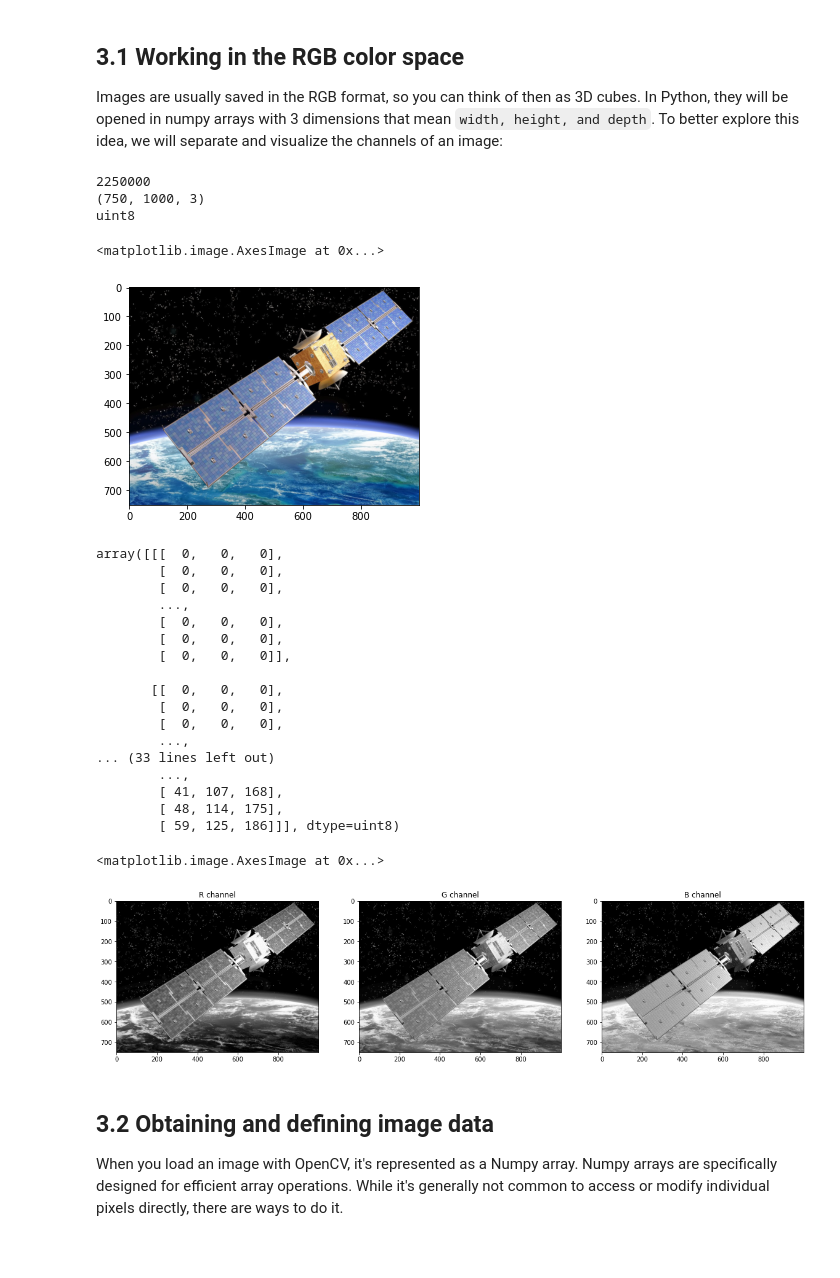
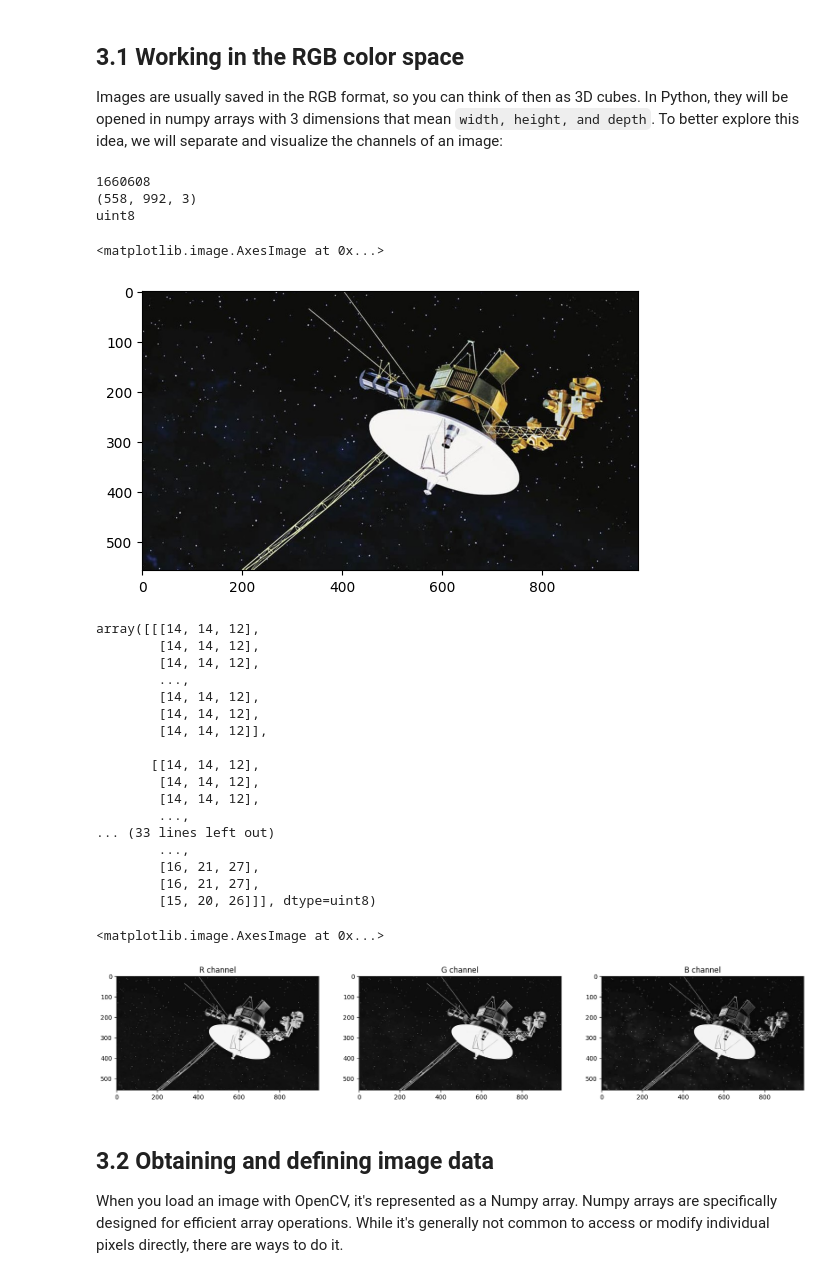
Before and after one commit to santes21/IMT-344_VISION_ARTIFICIAL, a Jupyter notebook: Lab_1_Introduction_to_Digital_Image_Processing.ipynb, the cells around one changed output. Drawn from its saved outputs; the diff is of its cells as text; code cells hidden in the pictures; blank space fills up the shorter version.

```diff
--- a/Lab_1_Introduction_to_Digital_Image_Processing.ipynb
+++ b/Lab_1_Introduction_to_Digital_Image_Processing.ipynb
@@ -198,45 +210,45 @@ Images are usually saved in the RGB format, so you can think of then as 3D cubes
 # %%
 # Open an image and visualise it
 import cv2
 import matplotlib.pyplot as plt
 
-input_image=cv2.imread('satellite.jpeg')
+input_image=cv2.imread('Voyager-1.jpg')
 input_image = cv2.cvtColor(input_image,cv2.COLOR_BGR2RGB)
 
 # Show some properties of the image
 print(input_image.size)
 print(input_image.shape)
 print(input_image.dtype)
 
 # Show the image
 plt.imshow(input_image)
 # %% [output]
-2250000
-(750, 1000, 3)
+1660608
+(558, 992, 3)
 uint8
 <matplotlib.image.AxesImage at 0x...>
-[figure, old version]
+[figure, new version]
 # %%
 # Note that the image contains discrete values in the range of [0,255]
 input_image
 # %% [output]
-array([[[  0,   0,   0],
-        [  0,   0,   0],
-        [  0,   0,   0],
+array([[[14, 14, 12],
+        [14, 14, 12],
+        [14, 14, 12],
         ...,
-        [  0,   0,   0],
-        [  0,   0,   0],
-        [  0,   0,   0]],
+        [14, 14, 12],
+        [14, 14, 12],
+        [14, 14, 12]],
 
-       [[  0,   0,   0],
-        [  0,   0,   0],
-        [  0,   0,   0],
+       [[14, 14, 12],
+        [14, 14, 12],
+        [14, 14, 12],
         ...,
 ... (33 lines left out)
         ...,
-        [ 41, 107, 168],
-        [ 48, 114, 175],
-        [ 59, 125, 186]]], dtype=uint8)
+        [16, 21, 27],
+        [16, 21, 27],
+        [15, 20, 26]]], dtype=uint8)
 # %%
 # Isolate RGB channels
 r = input_image[:,:,0]
@@ -253,7 +265,7 @@ ax3.set_title('B channel')
 ax3.imshow(b, cmap='gray')
 # %% [output]
 <matplotlib.image.AxesImage at 0x...>
-[figure, old version]
+[figure, new version]
 # %% [markdown]
 ## 3.2 Obtaining and defining image data
 
```
Also changed, not shown: parts of 19 cells of this notebook.
